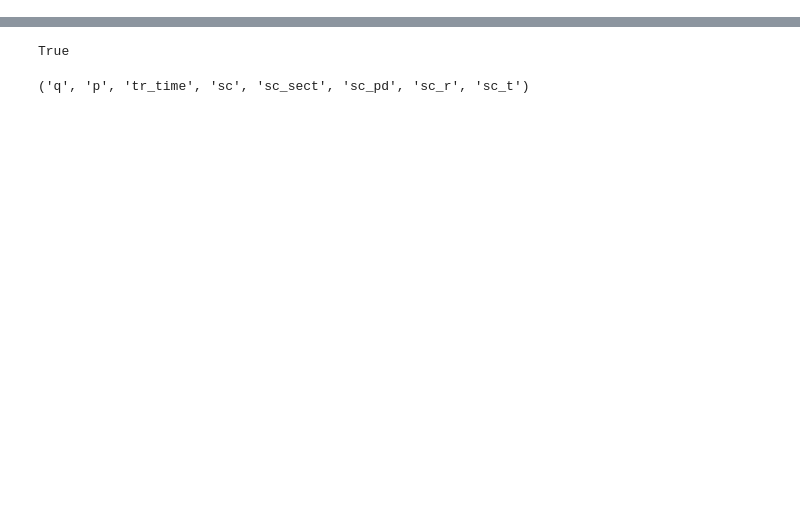
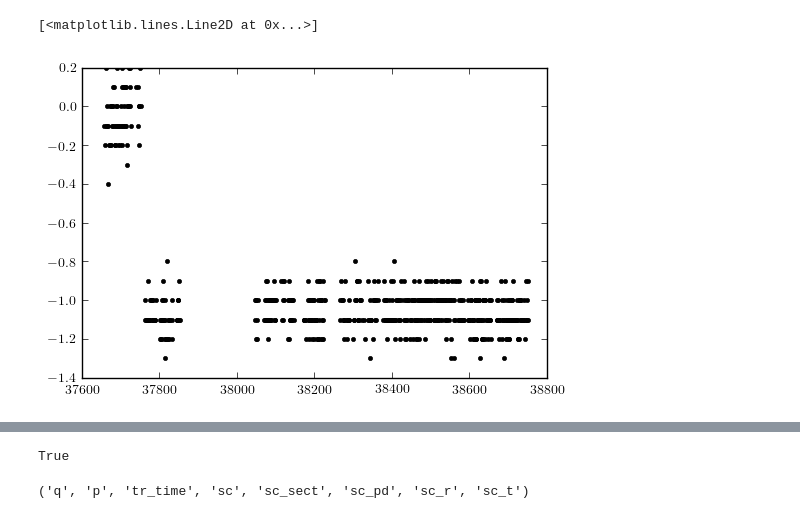
Before and after one commit to evan-phelps/phys-ana-omega, a Jupyter notebook: worksheets/pid_pos_per_run.ipynb, the cells around one changed output, grey strips where cells are left out. Cells and saved outputs as stored; diff of their text form; code cells hidden in the pictures; blank space fills up the shorter version.

```diff
--- a/worksheets/pid_pos_per_run.ipynb
+++ b/worksheets/pid_pos_per_run.ipynb
@@ -57,10 +58,16 @@ Wall time: 50min 17s
 # %%
+# runs, peaks = [], []
+# for (run, dts) in run_dtsS:
+#     for sect, pdl, dt in dts:
+#         if sect == 3 and pdl == 24:
+#             Y,X = np.histogram(dt, bins=np.arange(-5,5,0.25))
+#             runs.append(run)
+#             peak = max(zip(X,Y), key=lambda x: x[1])
+#             peaks.append(peak[0])
+#             #print(run, peak)
 runs, peaks = [], []
 for (run, dts) in run_dtsS:
-    for sect, pdl, dt in dts:
-        if sect == 3 and pdl == 24:
-            Y,X = np.histogram(dt, bins=np.arange(-5,5,0.25))
-            runs.append(run)
-            peak = max(zip(X,Y), key=lambda x: x[1])
-            peaks.append(peak[0])
-            #print(run, peak)
+    Y,X = np.histogram([dt for (sect,pdl,dt) in dts if sect==1 and pdl==24], bins=np.arange(-5,5,0.1))
+    runs.append(run)
+    peak = max(zip(X,Y), key=lambda x: x[1])
+    peaks.append(peak[0])
@@ -71,3 +74,14 @@ for (run, dts) in run_dtsS:
+# %%
+plt.plot(runs, peaks, 'k.')
+# for i,(r,p) in enumerate(zip(runs,peaks),1):
+#     print(i,r,p)
+#     if i>10:
+#         break
+# plt.hist2d(runs,peaks)
+# run_dtsS
+# %% [output]
+[<matplotlib.lines.Line2D at 0x...>]
+[figure, added]
 # %%
 def get_peak_points(h):
     points = []
```
Also changed, not shown: parts of 11 cells of this notebook, 10 other files.
